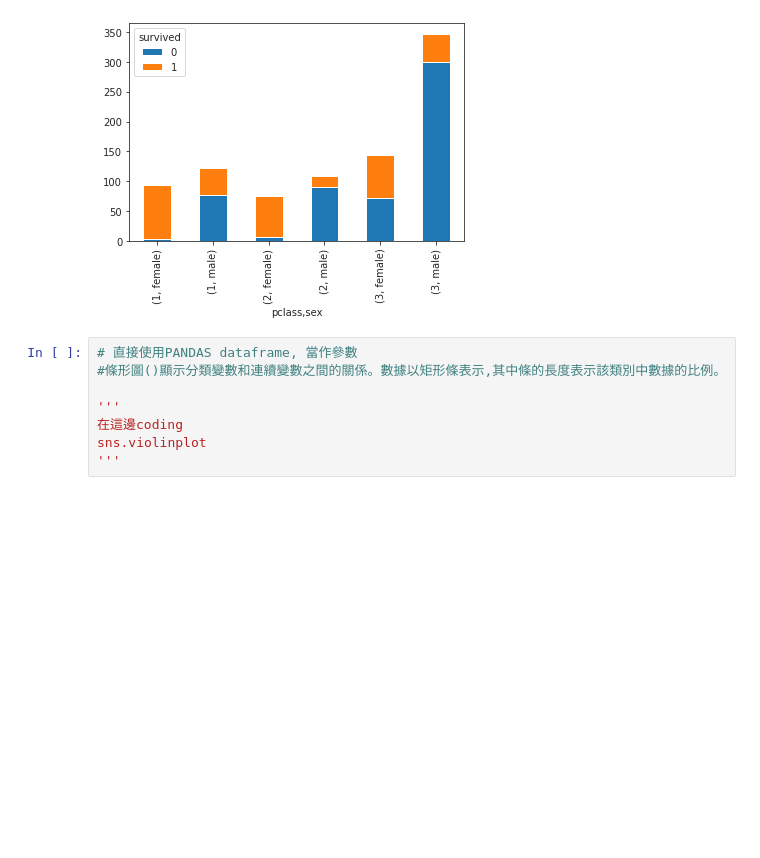
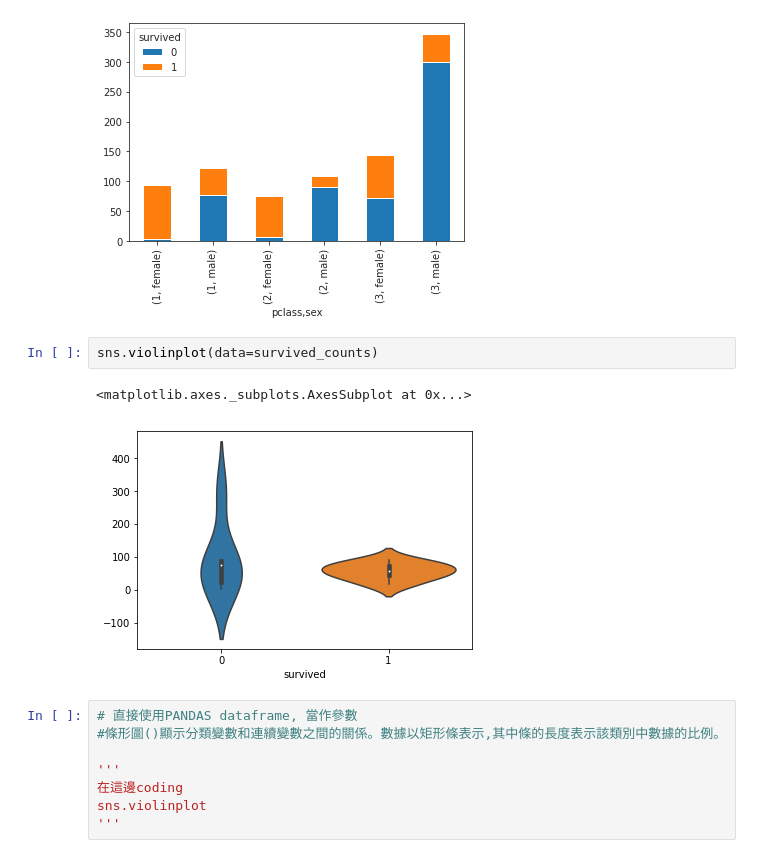
Before and after one commit to gty2920/python60day, a Jupyter notebook: homework/D21 運用實際資料集進行資料視覺化練習Data_Visualization_Day_4作業.ipynb, the cells around one changed output. Drawn from its saved outputs; the diff is of its cells as text; blank space fills up the shorter version.

```diff
--- a/homework/D21 運用實際資料集進行資料視覺化練習Data_Visualization_Day_4作業.ipynb
+++ b/homework/D21 運用實際資料集進行資料視覺化練習Data_Visualization_Day_4作業.ipynb
@@ -113,6 +118,11 @@ survived_counts
 # %% [output]
 <matplotlib.axes._subplots.AxesSubplot at 0x...>
 [figure]
+# %%
+sns.violinplot(data=survived_counts)
+# %% [output]
+<matplotlib.axes._subplots.AxesSubplot at 0x...>
+[figure, added]
 # %%
 # 直接使用PANDAS dataframe, 當作參數
 #條形圖()顯示分類變數和連續變數之間的關係。數據以矩形條表示,其中條的長度表示該類別中數據的比例。
```
Also changed, not shown: parts of 3 cells of this notebook.
